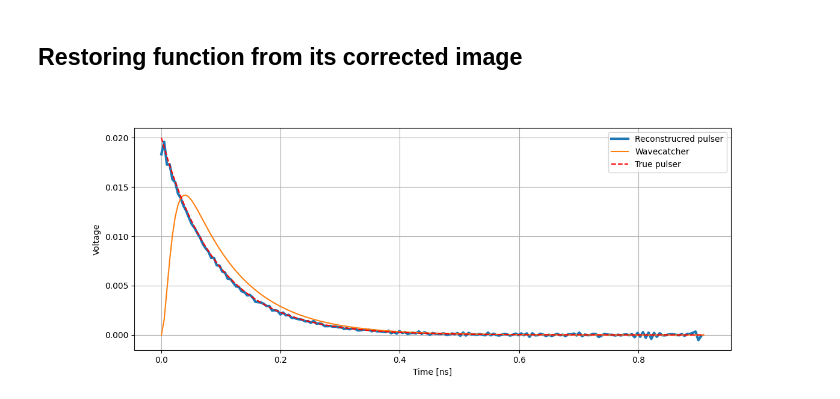
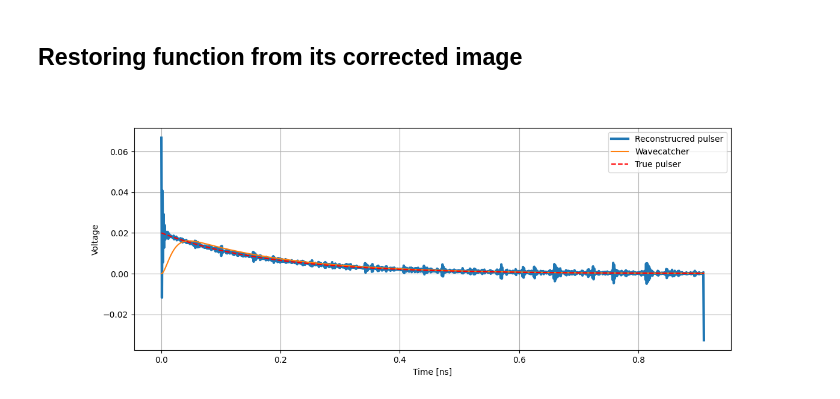
Before and after one commit to Denys-Klekots/GRAiNITA_testbeam, a Jupyter notebook: PSD/Fourrier_corrections_proof_of_concept/demonstration.ipynb, the cells around one changed output. Saved outputs shown, nothing was run; the diff lists cells and outputs as text; code cells hidden in the pictures.

```diff
--- a/PSD/Fourrier_corrections_proof_of_concept/demonstration.ipynb
+++ b/PSD/Fourrier_corrections_proof_of_concept/demonstration.ipynb
@@ -53,11 +53,13 @@ def trueSig(t:np.ndarray, t0):
 
     return np.real(ans)
 # %%
-num_points = 197
+num_points = 1970
 
 t = np.linspace(0.0, 9.1e-10, num_points, dtype=np.float128)
 
 sample_rate = 9.1e-10/num_points
+
+num_of_comps = num_points
 # %% [markdown]
 ## Calculate first square signal
 # %%
@@ -251,7 +143,7 @@ plt.grid()
 # %% [markdown]
 ## Expoential signal
 # %%
-Lam = 1/(20*sample_rate)
+Lam = 1/(200*sample_rate)
 
 D = np.real(U0/(Lam**2*R*C*L - R*C*L*(R_l/L + 1/(R*C))*Lam + R+R_l ))
 
@@ -277,8 +169,6 @@ plt.legend()
 ##  fourrier images  ##
 ### #### #### #### ####
 
-num_of_comps = 120
-
 tr_I_exp      = np.fft.rfft(I_exp     )
 tr_I_exp_true = np.fft.rfft(I_exp_true)
 
@@ -308,0 +201,21 @@ plt.grid()
+# %%
+modulation = np.arange(tr_I_2_true.size)
+modulation = np.sin(np.pi * modulation / num_points)
+
+## #### #### #### #### ##
+## Transition function ##
+## #### #### #### #### ##
+
+tran_fun_s_1   = tr_I_1*tr_I_1_true.conjugate()/np.abs(tr_I_1_true)**2
+tran_fun_s_2   = tr_I_2*tr_I_2_true.conjugate()/np.abs(tr_I_2_true)**2
+tran_fun_s_3   = tr_I_3*tr_I_3_true.conjugate()/np.abs(tr_I_3_true)**2
+
+tr_I_i_true_abs = np.vstack([np.abs(tr_I_1_true), np.abs(tr_I_2_true), np.abs(tr_I_3_true)])
+
+
+denominator = tr_I_i_true_abs[np.argmax(tr_I_i_true_abs, axis=0), np.arange(tran_fun_s_1.size)]
+
+plt.figure(figsize=(6.4*3/2, 4.8/2))
+plt.plot((denominator*modulation)[:num_of_comps])
+plt.hlines(0, 0, tr_I_2_true.size, colors="black", linestyles = "--", linewidth=4)
+plt.grid()
@@ -396,16 +277,16 @@ plt.grid()
 # %%
 tr_I_exp_restor = tr_I_exp/tran_fun_s
 
 I_exp_restor = np.fft.irfft(tr_I_exp_restor)
 
 
 plt.figure(figsize=(6.4*2, 4.8))
-plt.plot(t[:-1]*1e9, I_exp_restor, linewidth=3, label="Reconstrucred pulser")
+plt.plot(t*1e9,      I_exp_restor, linewidth=3, label="Reconstrucred pulser")
 plt.plot(t*1e9,      I_exp,                     label="Wavecatcher"         )
 plt.plot(t*1e9,      I_exp_true, "--r",         label="True pulser"         )
 plt.xlabel("Time [ns]")
 plt.ylabel("Voltage")
 plt.legend()
 plt.grid()
 # %% [output]
-[figure, old version]
+[figure, new version]
```
Also changed, not shown: parts of 11 cells of this notebook.
